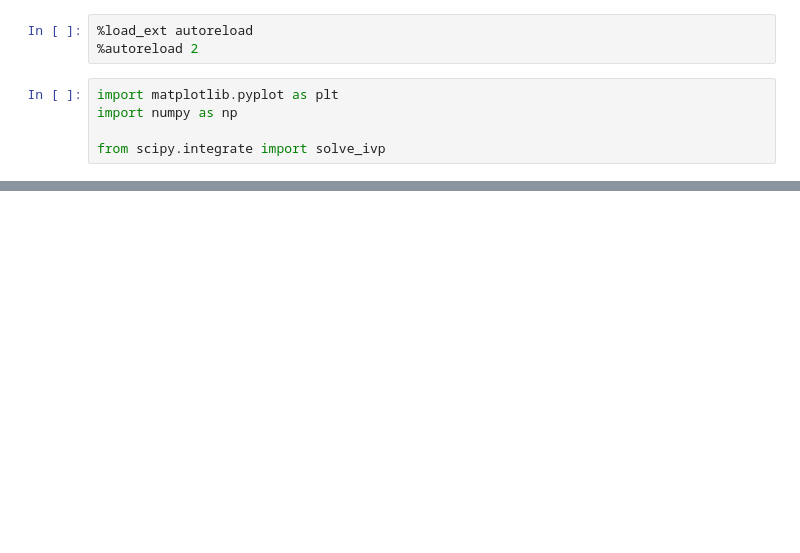
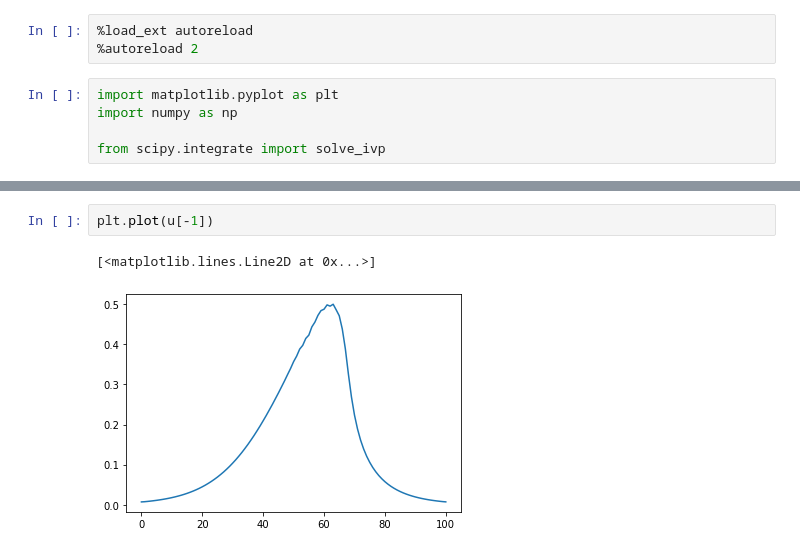
Before and after one commit to brunompacheco/pideq, a Jupyter notebook: notebooks/1.2-bmp-pde-fourier-decomposition.ipynb, the cells around one changed output, grey strips where cells are left out. Saved outputs shown, nothing was run; the diff lists cells and outputs as text; blank space fills up the shorter version.

```diff
--- a/notebooks/1.2-bmp-pde-fourier-decomposition.ipynb
+++ b/notebooks/1.2-bmp-pde-fourier-decomposition.ipynb
@@ -60,0 +72,5 @@ plt.show()
+# %%
+plt.plot(u[-1])
+# %% [output]
+[<matplotlib.lines.Line2D at 0x...>]
+[figure, added]
```
Also changed, not shown: parts of 3 cells of this notebook.
